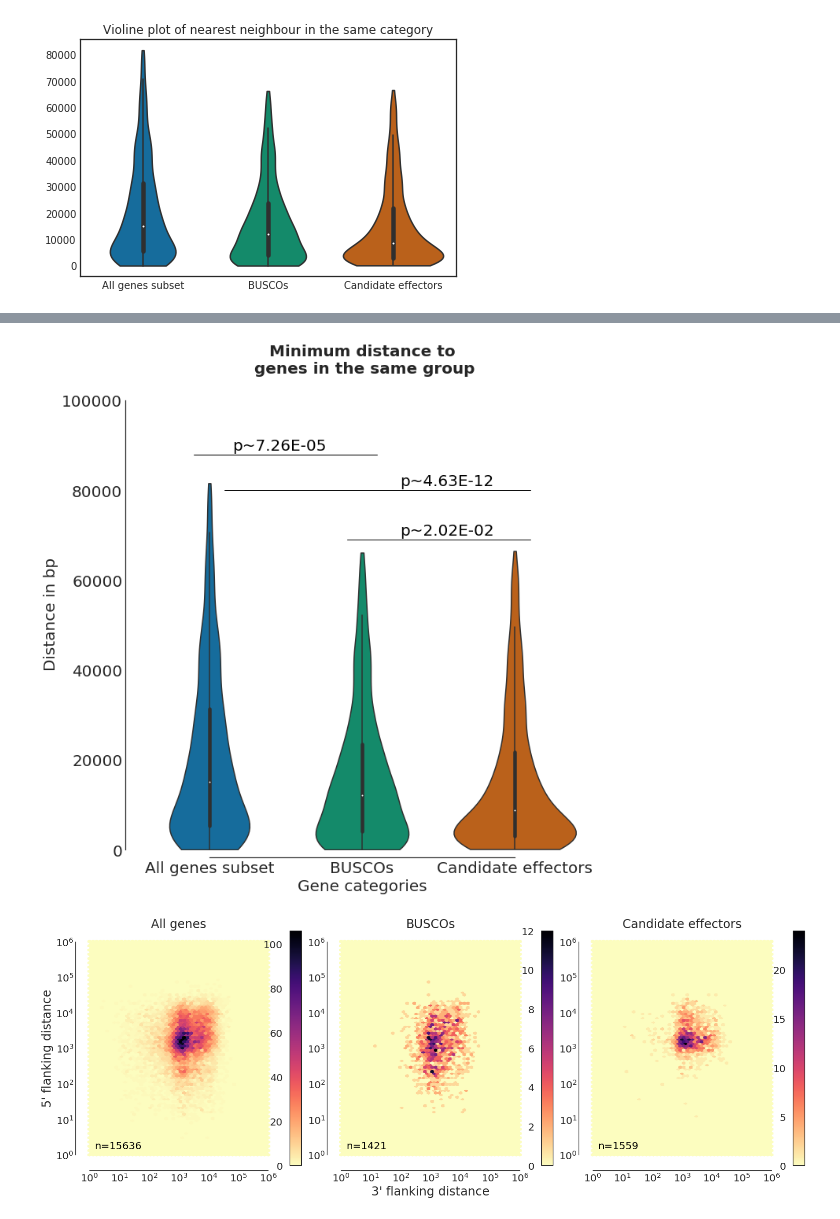
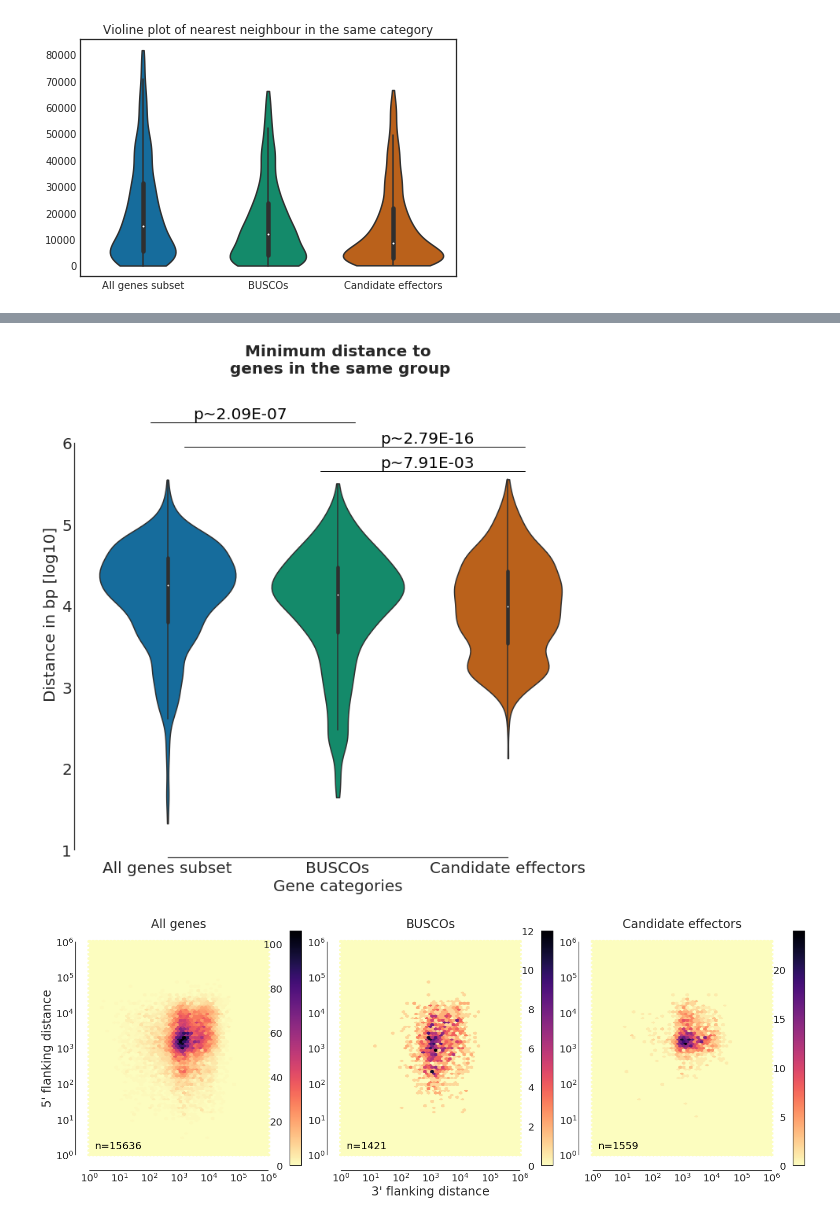
Before and after one commit to BenjaminSchwessinger/Pst_104_E137_A-_genome, a Jupyter notebook: notebooks/Pst_104E_effectors_submission_21092017.ipynb, the cells around one changed output, grey strips where cells are left out. Cells and saved outputs as stored; diff of their text form; code cells hidden in the pictures.

```diff
--- a/notebooks/Pst_104E_effectors_submission_21092017.ipynb
+++ b/notebooks/Pst_104E_effectors_submission_21092017.ipynb
@@ -451,6 +466,10 @@ min_dist_TE_to_g = p_gene_bed.closest(p_repeats_bed,d=True,t='last',io=True)\
                     .to_dataframe().iloc[:,15].dropna().values
 min_dist_TE_to_noeb = p_no_eb_bed.closest(p_repeats_bed,d=True,t='last',io=True)\
                     .to_dataframe().iloc[:,15].dropna().values
+# %%
+####new revision outpath
+#revision out path
+REV_OUT = '/home/benjamin/genome_assembly/PST79/FALCON/p_assemblies/v9_1/Pst_104E_v12/revision/new_figures'
 # %%
 from matplotlib.font_manager import FontProperties
 df = TE_dist_df_no_io.iloc[:,[0,1,2]].melt()
@@ -581,3 +532,5 @@ sub_set = sample_size[0]
+# %%
+sub_set = len(BedTool(p_busco_bed_fn))
 # %%
 #read in bed files and subset
 p_effector_bed = BedTool(p_effector_bed_fn)
@@ -927,54 +922,56 @@ corrected_errors_2 = statsmodels.sandbox.stats.multicomp.multipletests([p_ab,p_a
 # %%
 from matplotlib.font_manager import FontProperties
 #chanage df here
-df = iqr_nn_df
-
+df = nn_df.melt()
+df['log_distance'] = df.value.apply(lambda x: np.log10(x))
 #set style
 sns.set_style("white")
 #do a boxplot and swarmplot on the same data
 fig, ax = plt.subplots(figsize=(10, 10))
+
+
 #ax.set_xscale("log")
-sns.violinplot( data=df, cut=0,
+sns.violinplot(y='log_distance', x="variable", data=df, cut=0,
           whis=np.inf, palette=sns.color_palette('colorblind'))
 plt.setp(ax.artists, alpha=.01)
 #sns.swarmplot( data=df,
             #size=2, color=".3", linewidth=0)
 #set the labels
-plt.ylim(0, 105000)
+plt.ylim(1, 6.8)
 
 #add the title
 font0 = FontProperties()
 font = font0.copy()
 font.set_weight('bold')
 font.set_size(20)
 
 #set font size for labels and such
 fs = 20
 #add the title
 font0 = FontProperties()
 font_axis = font0.copy()
 font_axis.set_size(20)
 
 title = 'Minimum distance to genes in the same group'
 plt.title(title.replace('to', 'to\n'), fontproperties=font)
 plt.xlabel("Gene categories", fontproperties=font_axis)
-plt.ylabel('Distance in bp', fontproperties=font_axis)
+plt.ylabel('Distance in bp [log10]', fontproperties=font_axis)
 #add the stats to it as well with numbers and lines
-ax.text(0.15, 89000, 'p~%.2E'% corrected_errors_2[1][0], color='k',fontsize=fs)
-ax.plot([-0.1, 1.1], [88000, 88000],color ='k' ,lw=1)
-ax.text(1.25, 81000, 'p~%.2E'% corrected_errors_2[1][1], color='k',fontsize=fs)
-ax.plot([0.1, 2.1], [80000, 80000],color ='k' ,lw=1)
-ax.text(1.25, 70000, 'p~%.2E'% corrected_errors_2[1][2], color='k',fontsize=fs)
-ax.plot([0.9, 2.1], [69000, 69000],color ='k' ,lw=1)
+ax.text(0.15, 6.3, 'p~%.2E'% corrected_errors_2[1][0], color='k',fontsize=fs)
+ax.plot([-0.1, 1.1], [6.25, 6.25],color ='k' ,lw=1)
+ax.text(1.25, 6, 'p~%.2E'% corrected_errors_2[1][1], color='k',fontsize=fs)
+ax.plot([0.1, 2.1], [5.95, 5.95],color ='k' ,lw=1)
+ax.text(1.25, 5.7, 'p~%.2E'% corrected_errors_2[1][2], color='k',fontsize=fs)
+ax.plot([0.9, 2.1], [5.65, 5.65],color ='k' ,lw=1)
 sns.despine(offset=10, trim=True)
 sns.set_style("white")
 #save the file as well
 out_file_name = "_".join(title.split(' '))
 #fontsize of ticks
 ax.tick_params(labelsize=fs)
-fig.savefig(os.path.join(OUT_FOLDER_FIG, out_file_name+'_v3.png'), dpi=600)
+fig.savefig(os.path.join(REV_OUT, out_file_name+'_v4.png'), dpi=600)
 # %% [output]
-[figure, old version]
+[figure, new version]
 # %%
 fig, ax = plt.subplots(ncols=3, sharey=True, sharex=True, figsize=(22, 8))
 
```
Also changed, not shown: parts of 30 cells of this notebook, 3 other files.
